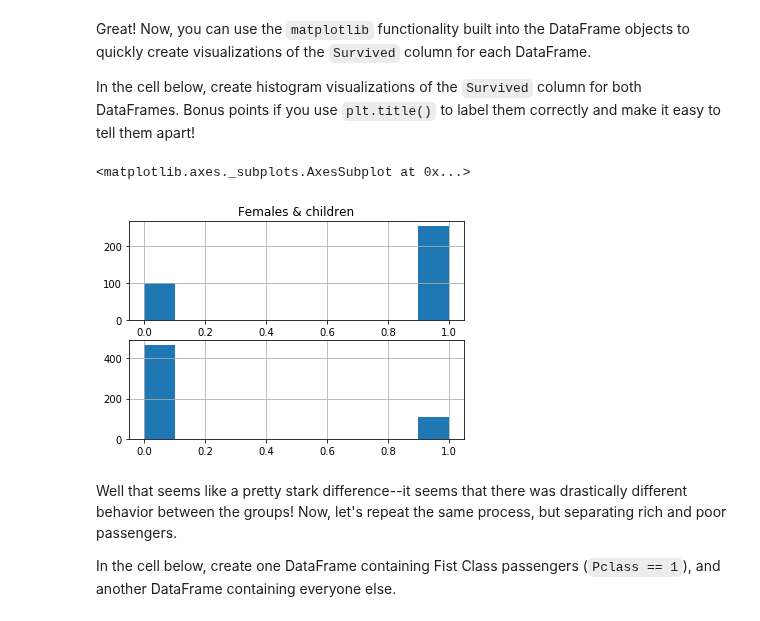
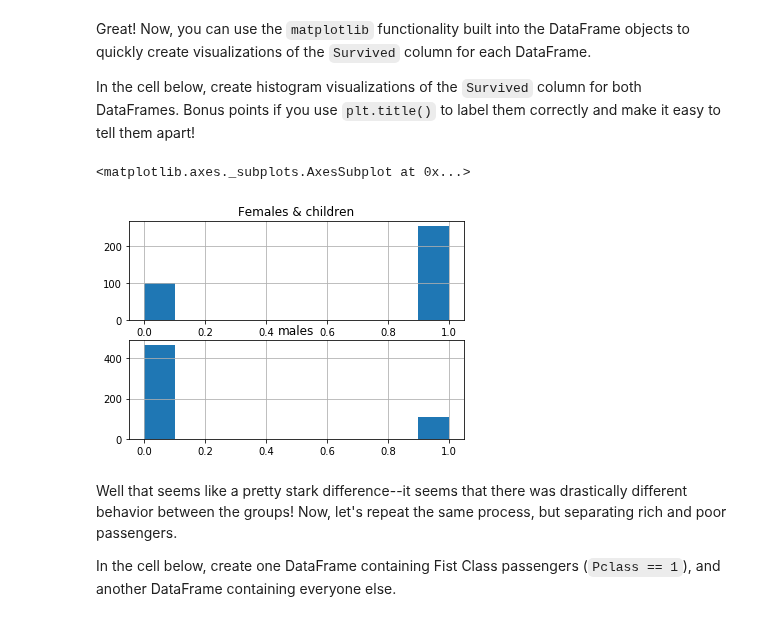
Before and after one commit to ewonguoft/dsc-enterprise-hsbc-using-sql-with-pandas-lab-hsbc-ds-081319, a Jupyter notebook: index.ipynb, the cells around one changed output. Saved outputs shown, nothing was run; the diff lists cells and outputs as text; code cells hidden in the pictures.

```diff
--- a/index.ipynb
+++ b/index.ipynb
@@ -105,13 +105,14 @@ In the cell below, create histogram visualizations of the `Survived` column for
 # %%
 plt.subplot(2,1,1)
 women_anid_children_df.Survived.hist()
 plt.title("Females & children")
 plt.subplot(2,1,2)
+plt.title("males")
 
 male_all_ages_df.Survived.hist()
 # %% [output]
 <matplotlib.axes._subplots.AxesSubplot at 0x...>
-[figure, old version]
+[figure, new version]
 # %% [markdown]
 Well that seems like a pretty stark difference--it seems that there was drastically different behavior between the groups!  Now, let's repeat the same process, but separating rich and poor passengers.
 
```
